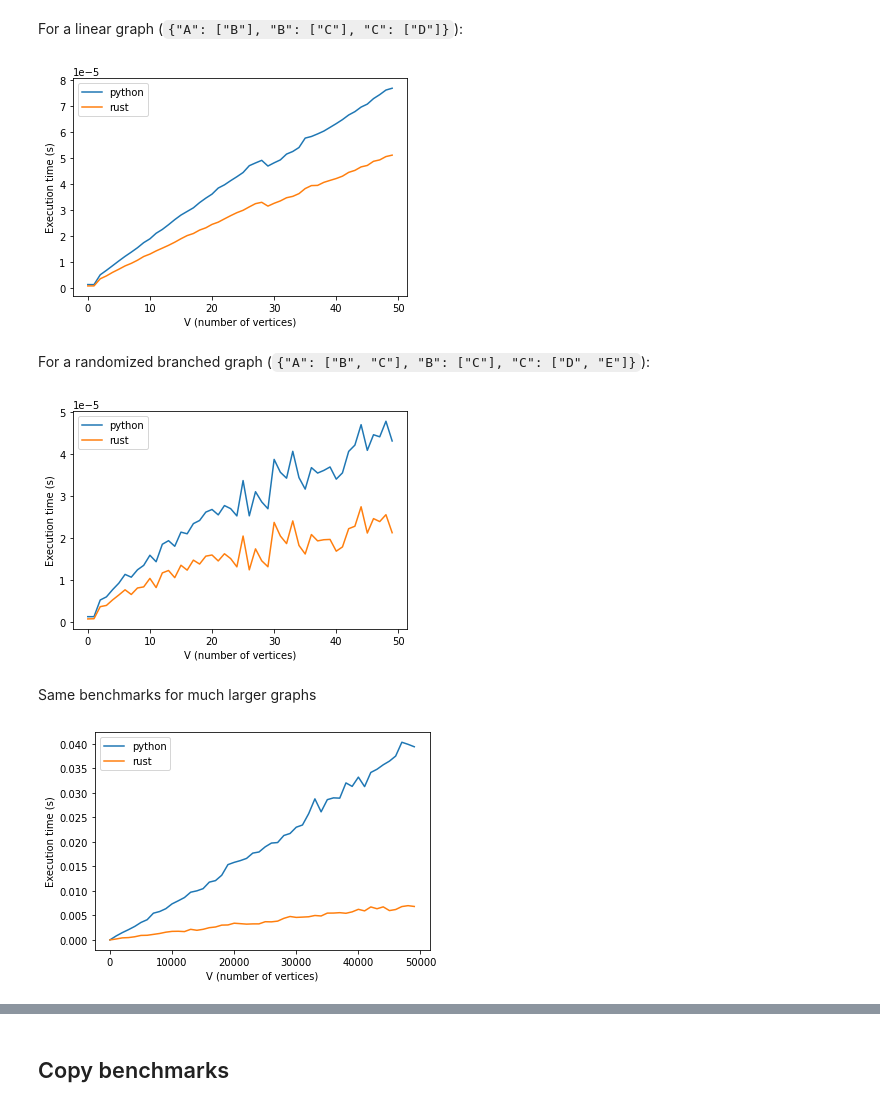
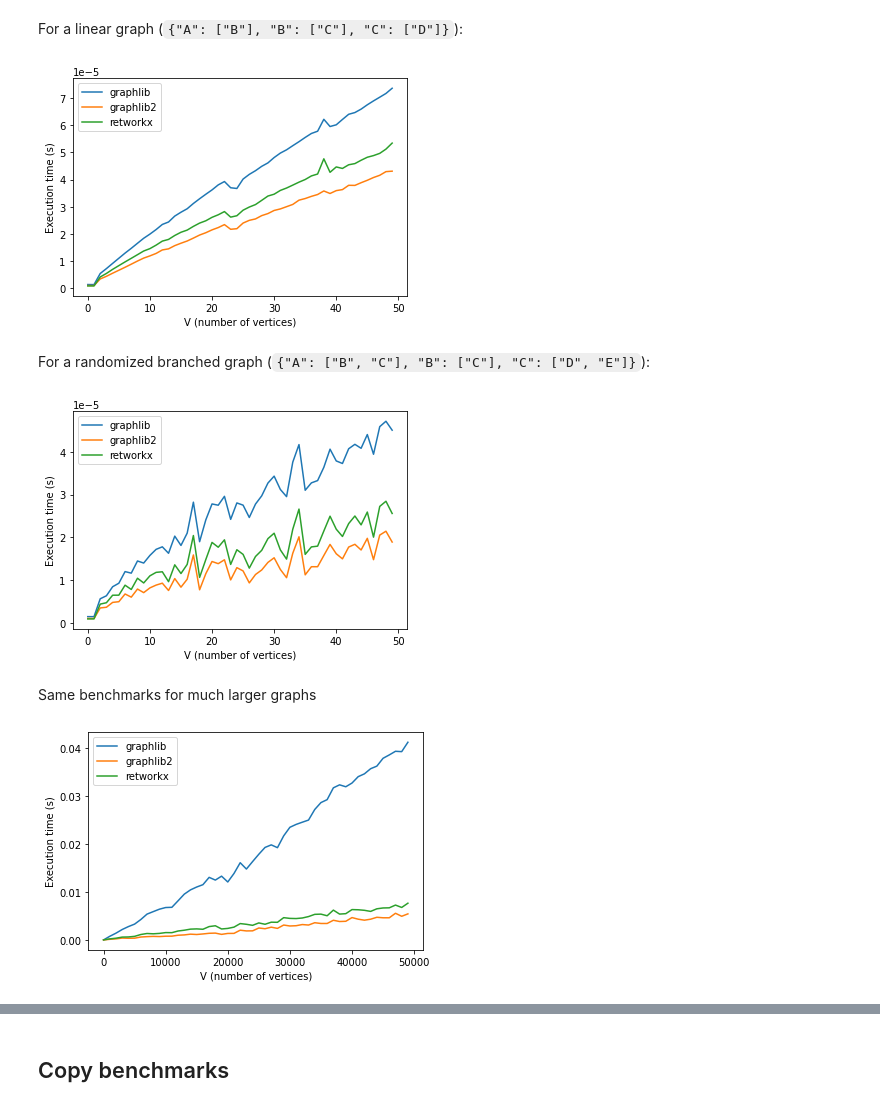
Before and after one commit to adriangb/graphlib2, a Jupyter notebook: bench.ipynb, the cells around one changed output, grey strips where cells are left out. Cells and saved outputs as stored; diff of their text form; code cells hidden in the pictures.

Commit message:
clean up methods plot

```diff
--- a/bench.ipynb
+++ b/bench.ipynb
@@ -55,7 +55,7 @@ def get_branched_graph(n: int) -> Graph[int]:
     return res
 # %%
 def run(
-    t: Union[graphlib2.TopologicalSorter[T], graphlib.TopologicalSorter[T]],
+    t: Union[RetworkXTopologicalSorter[T], graphlib.TopologicalSorter[T]],
     graph: Graph[T],
 ) -> None:
     to_remove = t.get_ready()
@@ -64,22 +64,32 @@ def run(
         to_remove = t.get_ready()
 
 
-def setup_rust(graph: Graph[T]) -> graphlib2.TopologicalSorter[T]:
+def setup_retworkx(graph: Graph[T]) -> RetworkXTopologicalSorter[T]:
     return RetworkXTopologicalSorter(graph)
 
 
-def setup_python(graph: Graph[T]) -> graphlib.TopologicalSorter[T]:
+def setup_graphlib(graph: Graph[T]) -> graphlib.TopologicalSorter[T]:
     t: graphlib.TopologicalSorter[T] = graphlib.TopologicalSorter(graph)
     t.prepare()
     return t
 
 
-def copy_rust(ts: graphlib2.TopologicalSorter[T], graph: Graph[T]) -> None:
+def setup_graphlib2(graph: Graph[T]) -> graphlib2.TopologicalSorter[T]:
+    t: graphlib2.TopologicalSorter[T] = graphlib2.TopologicalSorter(graph)
+    t.prepare()
+    return t
+
+
+def copy_retworkx(ts: RetworkXTopologicalSorter[T], graph: Graph[T]) -> None:
+    RetworkXTopologicalSorter(graph)
+
+
+def copy_graphlib2(ts: graphlib2.TopologicalSorter[T], graph: Graph[T]) -> None:
     ts.copy()
 
 
-def copy_python(ts: graphlib.TopologicalSorter[T], graph: Graph[T]) -> None:
-    setup_python(graph)
+def copy_graphlib(ts: graphlib.TopologicalSorter[T], graph: Graph[T]) -> None:
+    setup_graphlib(graph)
 # %% [markdown]
 ## Time individual methods
 # %% [markdown]
@@ -199,19 +241,19 @@ def plot(
 # %% [markdown]
 For a linear graph (`{"A": ["B"], "B": ["C"], "C": ["D"]}`):
 # %%
-plot(upper=50, samples=50, loops=30, graph_factory=get_linear_graph, target=Target(run, run))
+plot(upper=50, samples=50, loops=30, graph_factory=get_linear_graph, target=Target(run, run, run))
 # %% [output]
-[figure, old version]
+[figure, new version]
 # %% [markdown]
 For a randomized branched graph (`{"A": ["B", "C"], "B": ["C"], "C": ["D", "E"]}`):
 # %%
-plot(upper=50, samples=50, loops=30, graph_factory=get_branched_graph, target=Target(run, run))
+plot(upper=50, samples=50, loops=30, graph_factory=get_branched_graph, target=Target(run, run, run))
 # %% [output]
-[figure, old version]
+[figure, new version]
 # %% [markdown]
 Same benchmarks for much larger graphs
 # %%
-plot(upper=50_000, samples=50, loops=7, graph_factory=get_branched_graph, target=Target(run, run))
+plot(upper=50_000, samples=50, loops=7, graph_factory=get_branched_graph, target=Target(run, run, run))
 # %% [output]
-[figure, old version]
+[figure, new version]
 # %%
```
Also changed, not shown: parts of 8 cells of this notebook.
